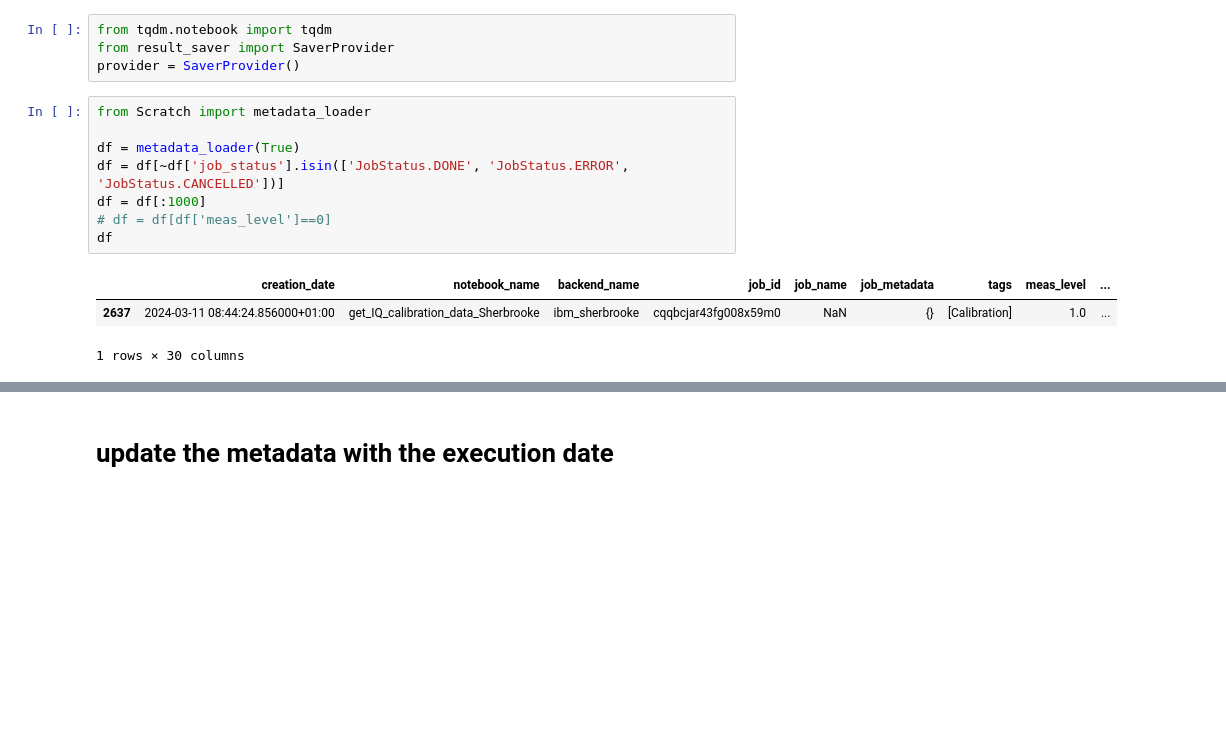
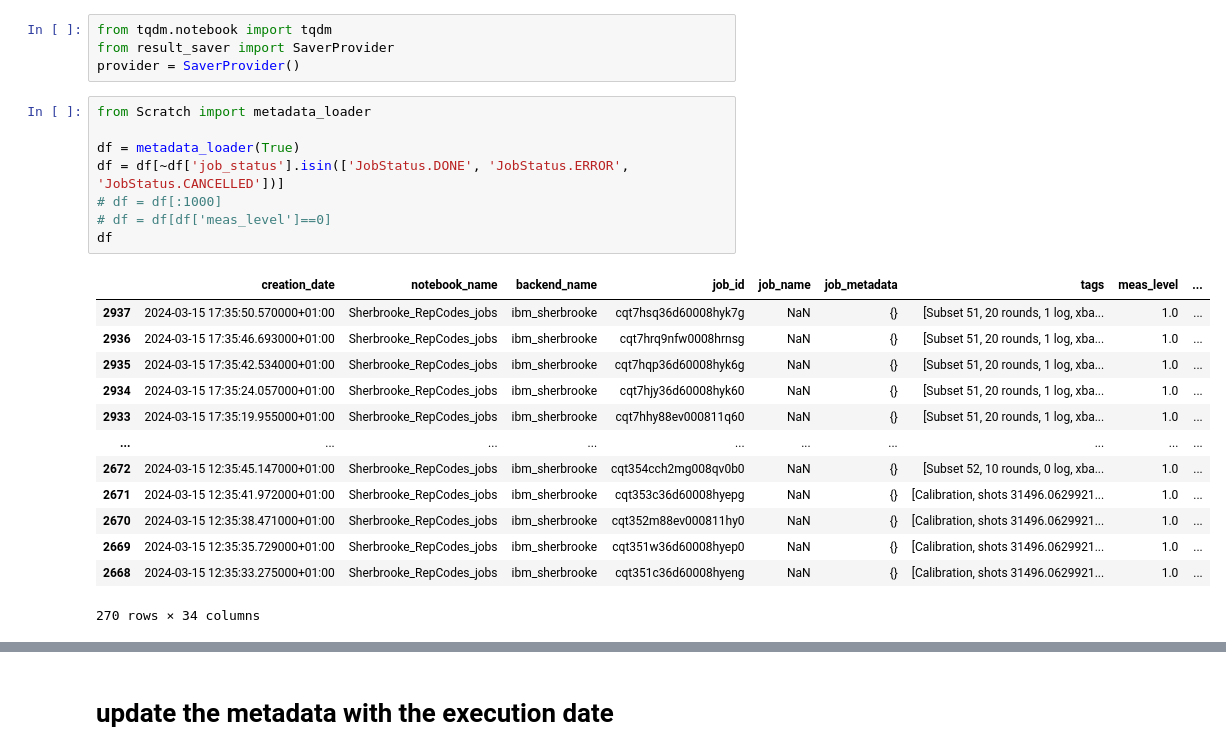
Before and after one commit to quantumjim/soft_information_decoding, a Jupyter notebook: .Scratch/notebooks/job_status_metadata.ipynb, the cells around one changed output, grey strips where cells are left out. Cells and saved outputs as stored; diff of their text form; blank space fills up the shorter version.

```diff
--- a/.Scratch/notebooks/job_status_metadata.ipynb
+++ b/.Scratch/notebooks/job_status_metadata.ipynb
@@ -5,15 +5,25 @@ provider = SaverProvider()
 # %%
 from Scratch import metadata_loader
 
 df = metadata_loader(True)
 df = df[~df['job_status'].isin(['JobStatus.DONE', 'JobStatus.ERROR', 'JobStatus.CANCELLED'])]
-df = df[:1000]
+# df = df[:1000]
 # df = df[df['meas_level']==0]
 df
 # %% [output]
 |  | creation_date | notebook_name | backend_name | job_id | job_name | job_metadata | tags | meas_level | ... |
-| 2637 | 2024-03-11 08:44:24.856000+01:00 | get_IQ_calibration_data_Sherbrooke | ibm_sherbrooke | cqqbcjar43fg008x59m0 | NaN | {} | [Calibration] | 1.0 | ... |
+| 2937 | 2024-03-15 17:35:50.570000+01:00 | Sherbrooke_RepCodes_jobs | ibm_sherbrooke | cqt7hsq36d60008hyk7g | NaN | {} | [Subset 51, 20 rounds, 1 log, xba... | 1.0 | ... |
+| 2936 | 2024-03-15 17:35:46.693000+01:00 | Sherbrooke_RepCodes_jobs | ibm_sherbrooke | cqt7hrq9nfw0008hrnsg | NaN | {} | [Subset 51, 20 rounds, 1 log, xba... | 1.0 | ... |
+| 2935 | 2024-03-15 17:35:42.534000+01:00 | Sherbrooke_RepCodes_jobs | ibm_sherbrooke | cqt7hqp36d60008hyk6g | NaN | {} | [Subset 51, 20 rounds, 1 log, xba... | 1.0 | ... |
+| 2934 | 2024-03-15 17:35:24.057000+01:00 | Sherbrooke_RepCodes_jobs | ibm_sherbrooke | cqt7hjy36d60008hyk60 | NaN | {} | [Subset 51, 20 rounds, 1 log, xba... | 1.0 | ... |
+| 2933 | 2024-03-15 17:35:19.955000+01:00 | Sherbrooke_RepCodes_jobs | ibm_sherbrooke | cqt7hhy88ev000811q60 | NaN | {} | [Subset 51, 20 rounds, 1 log, xba... | 1.0 | ... |
+| ... | ... | ... | ... | ... | ... | ... | ... | ... | ... |
+| 2672 | 2024-03-15 12:35:45.147000+01:00 | Sherbrooke_RepCodes_jobs | ibm_sherbrooke | cqt354cch2mg008qv0b0 | NaN | {} | [Subset 52, 10 rounds, 0 log, xba... | 1.0 | ... |
+| 2671 | 2024-03-15 12:35:41.972000+01:00 | Sherbrooke_RepCodes_jobs | ibm_sherbrooke | cqt353c36d60008hyepg | NaN | {} | [Calibration, shots 31496.0629921... | 1.0 | ... |
+| 2670 | 2024-03-15 12:35:38.471000+01:00 | Sherbrooke_RepCodes_jobs | ibm_sherbrooke | cqt352m88ev000811hy0 | NaN | {} | [Calibration, shots 31496.0629921... | 1.0 | ... |
+| 2669 | 2024-03-15 12:35:35.729000+01:00 | Sherbrooke_RepCodes_jobs | ibm_sherbrooke | cqt351w36d60008hyep0 | NaN | {} | [Calibration, shots 31496.0629921... | 1.0 | ... |
+| 2668 | 2024-03-15 12:35:33.275000+01:00 | Sherbrooke_RepCodes_jobs | ibm_sherbrooke | cqt351c36d60008hyeng | NaN | {} | [Calibration, shots 31496.0629921... | 1.0 | ... |
-1 rows × 30 columns
+270 rows × 34 columns
 # %%
 from time import sleep
 
```
Also changed, not shown: parts of 5 cells of this notebook, 1 other file.
